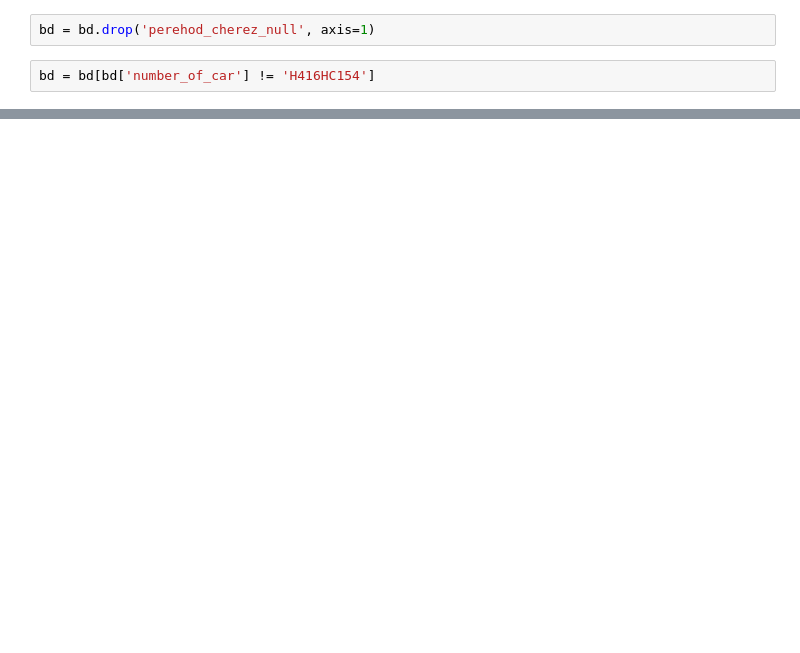
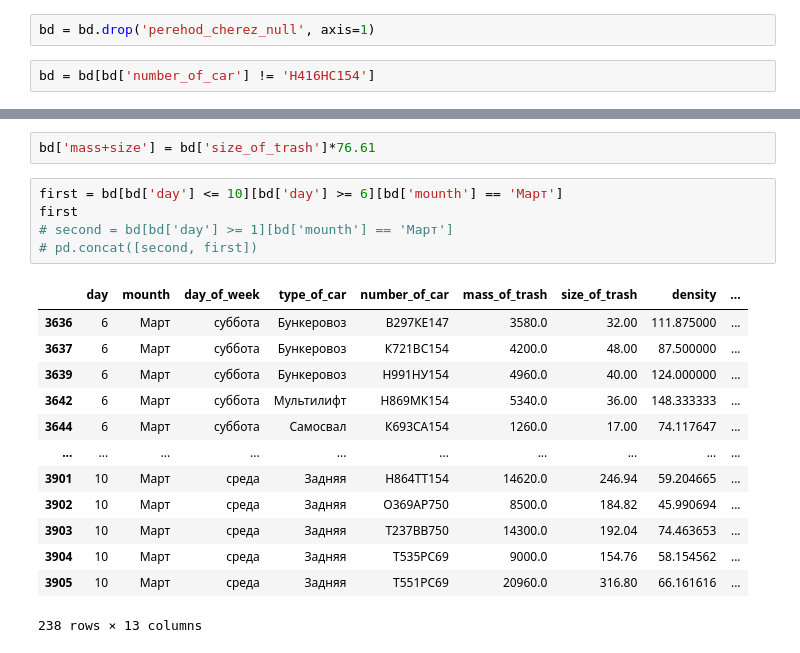
Before and after one commit to ssd2008/GMW, a Jupyter notebook: BMM.ipynb, the cells around one changed output, grey strips where cells are left out. Drawn from its saved outputs; the diff is of its cells as text; blank space fills up the shorter version.

```diff
--- a/BMM.ipynb
+++ b/BMM.ipynb
@@ -569,0 +479,21 @@ bd
+# %%
+bd['mass+size'] = bd['size_of_trash']*76.61
+# %%
+first = bd[bd['day'] <= 10][bd['day'] >= 6][bd['mounth'] == 'Март']
+first
+# second = bd[bd['day'] >= 1][bd['mounth'] == 'Март']
+# pd.concat([second, first])
+# %% [output]
+|  | day | mounth | day_of_week | type_of_car | number_of_car | mass_of_trash | size_of_trash | density | ... |
+| 3636 | 6 | Март | суббота | Бункеровоз | В297КЕ147 | 3580.0 | 32.00 | 111.875000 | ... |
+| 3637 | 6 | Март | суббота | Бункеровоз | К721ВС154 | 4200.0 | 48.00 | 87.500000 | ... |
+| 3639 | 6 | Март | суббота | Бункеровоз | Н991НУ154 | 4960.0 | 40.00 | 124.000000 | ... |
+| 3642 | 6 | Март | суббота | Мультилифт | Н869МК154 | 5340.0 | 36.00 | 148.333333 | ... |
+| 3644 | 6 | Март | суббота | Самосвал | К693СА154 | 1260.0 | 17.00 | 74.117647 | ... |
+| ... | ... | ... | ... | ... | ... | ... | ... | ... | ... |
+| 3901 | 10 | Март | среда | Задняя | Н864ТТ154 | 14620.0 | 246.94 | 59.204665 | ... |
+| 3902 | 10 | Март | среда | Задняя | О369АР750 | 8500.0 | 184.82 | 45.990694 | ... |
+| 3903 | 10 | Март | среда | Задняя | Т237ВВ750 | 14300.0 | 192.04 | 74.463653 | ... |
+| 3904 | 10 | Март | среда | Задняя | Т535РС69 | 9000.0 | 154.76 | 58.154562 | ... |
+| 3905 | 10 | Март | среда | Задняя | Т551РС69 | 20960.0 | 316.80 | 66.161616 | ... |
+238 rows × 13 columns
```
Also changed, not shown: parts of 24 cells of this notebook.
